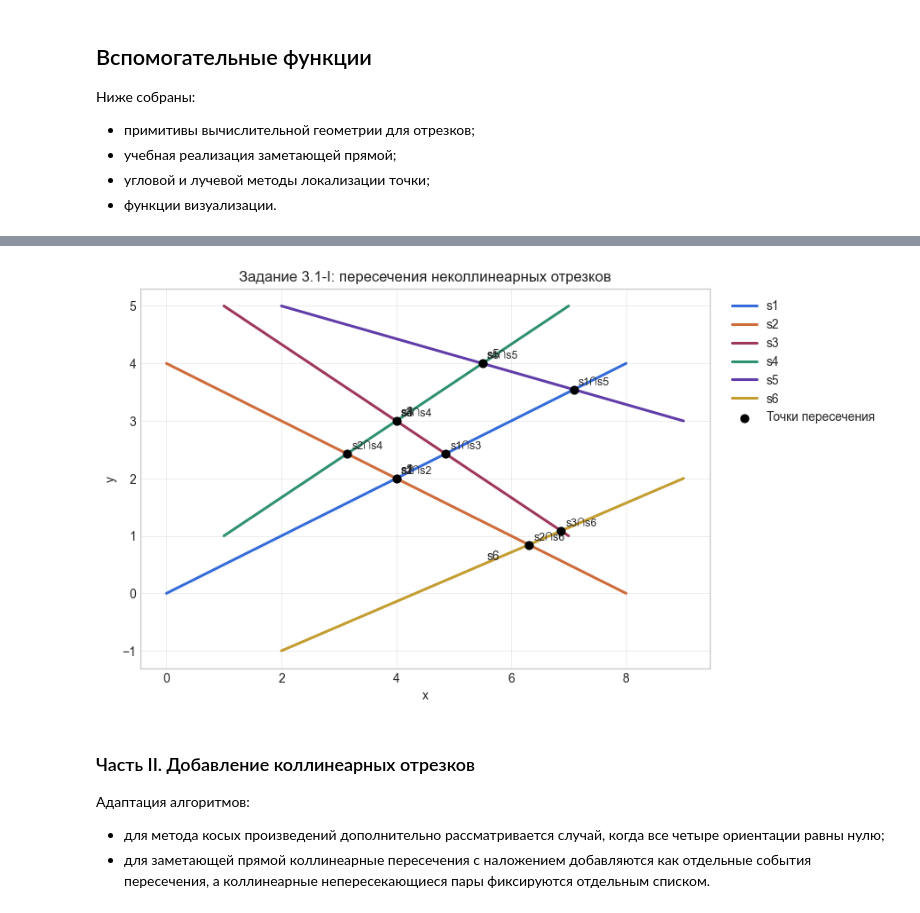
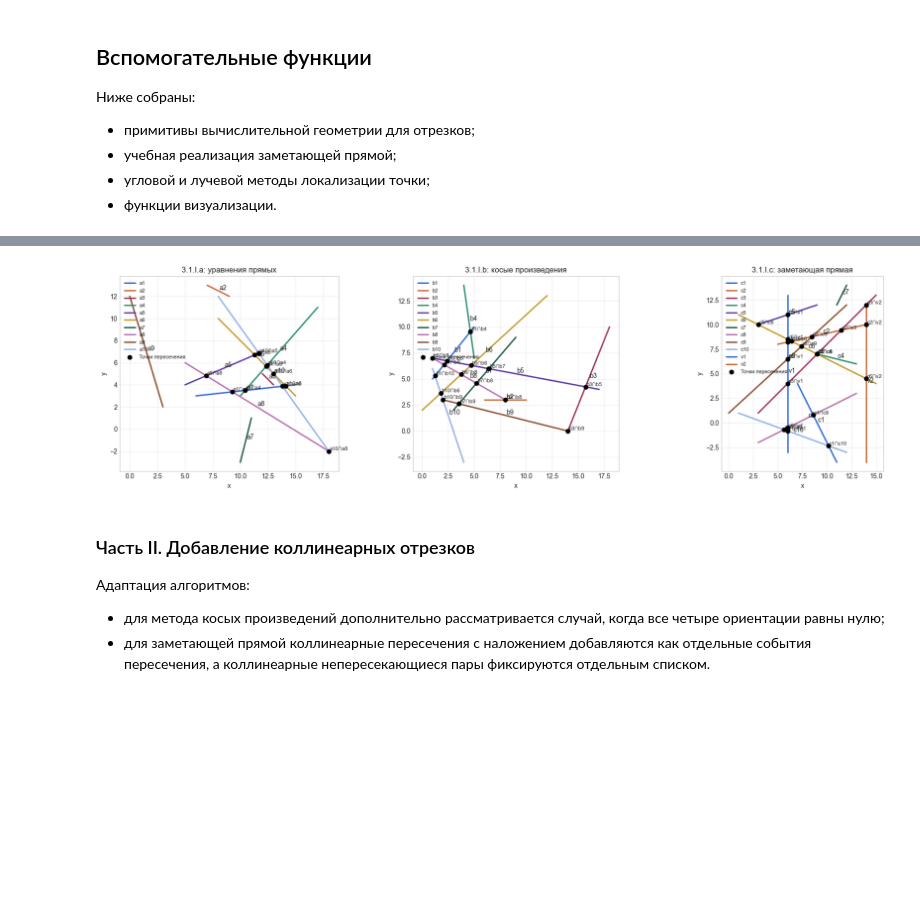
Before and after one commit to Mikkkkkkka/itmo-is-geometry-labs, a Jupyter notebook: lab3_point_localization.ipynb, the cells around one changed output, grey strips where cells are left out. Drawn from its saved outputs; the diff is of its cells as text; code cells hidden in the pictures; blank space fills up the shorter version.

```diff
--- a/lab3_point_localization.ipynb
+++ b/lab3_point_localization.ipynb
@@ -39,12 +39,12 @@ class Segment:
     def __post_init__(self):
         self.a = tuple(map(float, self.a))
         self.b = tuple(map(float, self.b))
-        if abs(self.a[0] - self.b[0]) < EPS:
-            raise ValueError("Вертикальные отрезки в этом ноутбуке не используются")
-        self.left, self.right = (self.a, self.b) if self.a[0] < self.b[0] else (self.b, self.a)
+        self.left, self.right = (self.a, self.b) if self.a <= self.b else (self.b, self.a)
 
     def y_at(self, x: float) -> float:
         (x1, y1), (x2, y2) = self.a, self.b
+        if abs(x2 - x1) < EPS:
+            return (y1 + y2) / 2
         return y1 + (x - x1) * (y2 - y1) / (x2 - x1)
 
 
@@ -384,20 +438,34 @@ print("Все три метода на неколлинеарном наборе
 # %%
-fig, ax = plt.subplots(figsize=(9, 6))
-plot_segments(ax, segments_proper)
+def plot_intersection_case(
+    ax,
+    segments: list[Segment],
+    point_items: list[tuple[tuple[str, str], np.ndarray]],
+    title: str,
+) -> None:
+    plot_segments(ax, segments)
+    if point_items:
+        points = np.array([point for _, point in point_items])
+        ax.scatter(points[:, 0], points[:, 1], color="black", s=40, zorder=5, label="Точки пересечения")
+        for pair, point in point_items:
+            ax.text(point[0] + 0.08, point[1] + 0.08, f"{pair[0]}∩{pair[1]}", fontsize=8)
+    ax.set_title(title)
+    ax.set_xlabel("x")
+    ax.set_ylabel("y")
+    ax.legend(loc="upper left", fontsize=8)
 
-intersection_points = np.array([point for _, point in line_results])
-ax.scatter(intersection_points[:, 0], intersection_points[:, 1], color="black", s=40, zorder=5, label="Точки пересечения")
-for pair, point in line_results:
-    ax.text(point[0] + 0.08, point[1] + 0.08, f"{pair[0]}∩{pair[1]}", fontsize=9)
 
-ax.set_title("Задание 3.1-I: пересечения неколлинеарных отрезков")
-ax.set_xlabel("x")
-ax.set_ylabel("y")
-ax.legend(loc="upper left", bbox_to_anchor=(1.02, 1.0))
+line_points_a = line_results_a
+cross_points_b = [(pair, geometry) for pair, kind, geometry in cross_results_b if kind in {"proper", "touch"}]
+sweep_points_c = [(pair, geometry) for pair, kind, geometry in sweep_results_c if kind in {"proper", "touch"}]
+
+fig, axes = plt.subplots(1, 3, figsize=(18, 5))
+plot_intersection_case(axes[0], segments_31a, line_points_a, "3.1.I.a: уравнения прямых")
+plot_intersection_case(axes[1], segments_31b, cross_points_b, "3.1.I.b: косые произведения")
+plot_intersection_case(axes[2], segments_31c, sweep_points_c, "3.1.I.c: заметающая прямая")
 plt.tight_layout()
 plt.show()
 # %% [output]
-[figure, old version]
+[figure, new version]
 # %% [markdown]
 ### Часть II. Добавление коллинеарных отрезков
 
```
Also changed, not shown: parts of 7 cells of this notebook.
